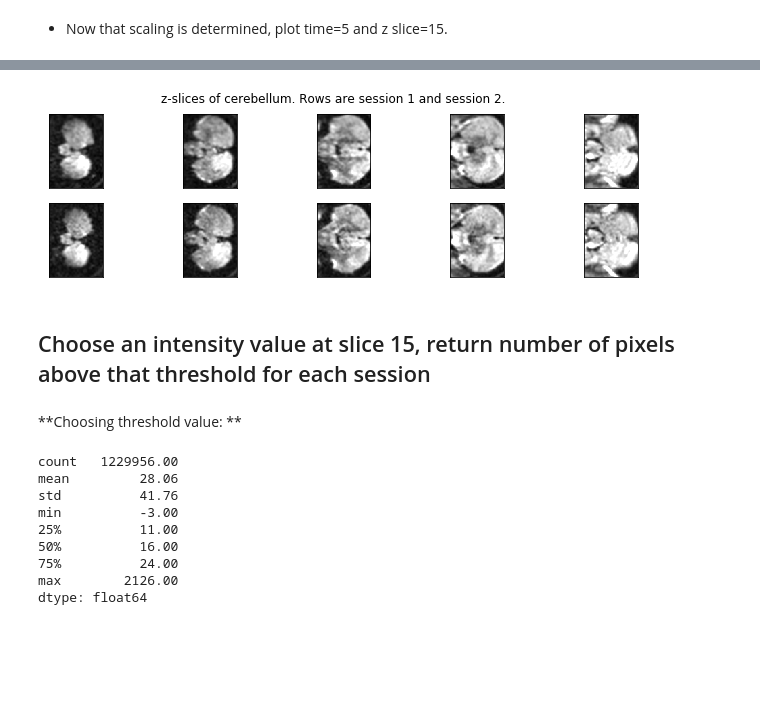
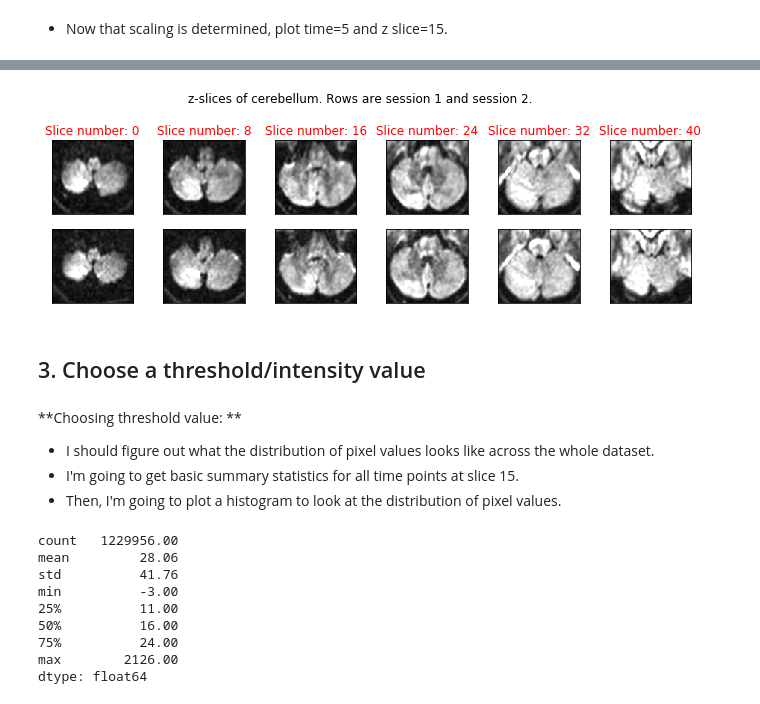
Before and after one commit to loftusa/mri-code-challenge, a Jupyter notebook: Main-analysis.ipynb, the cells around one changed output, grey strips where cells are left out. Drawn from its saved outputs; the diff is of its cells as text; code cells hidden in the pictures; blank space fills up the shorter version.

```diff
--- a/Main-analysis.ipynb
+++ b/Main-analysis.ipynb
@@ -169,34 +184,39 @@ ax2.set_title('Session 2');
 # %%
-# Cerebellum is fun, and easy to see
-cerebellum1 = mri1_data[35:145, 100:180, 15:60, :]  # All time slices for specifically the cerebellum.
-cerebellum2 = mri2_data[35:145, 100:180, 15:60, :]  # Slices determined by experimentation.
+# Make a box around the cerebellum
+cerebellum1 = mri1_data[35:145, 90:190, 15:60, :]  # All time slices for specifically the cerebellum.
+cerebellum2 = mri2_data[35:145, 90:190, 15:60, :]  # Slices defining the cerebellum determined by experimentation.
 # %%
 # TODO: figure out how to label the rows
 
-fig, (ax1, ax2) = plt.subplots(2, 5, figsize=(12, 3))
+fig, (ax1, ax2) = plt.subplots(2, 6, figsize=(12, 3))
 
+# Plot slices for each session.
 t, z, n = 5, 0, 0  # z-slice, time, and axis we're currently on
-for i in range(5):
-    ax1[n].imshow(cerebellum1[:, :, z, t], cmap='gray', vmin=0, vmax=200)
-    ax2[n].imshow(cerebellum2[:, :, z, t], cmap='gray', vmin=0, vmax=200)
+for i in range(6):
+    ax1[n].imshow(np.rot90(cerebellum1[:, :, z, t], k=3), cmap='gray', vmin=0, vmax=200)
+    ax2[n].imshow(np.rot90(cerebellum2[:, :, z, t], k=3), cmap='gray', vmin=0, vmax=200)
 
     ax1[n].set_xticks([])
     ax2[n].set_xticks([])
     ax1[n].set_yticks([])
     ax2[n].set_yticks([])
-    if i == 0:
-        ax[0][i].set_ylabel('Session 1', color='r', fontsize=5)
-        ax[1][i].set_ylabel('Session 2', color='r', fontsize=5)
+
+    ax1[n].set_title('Slice number: {}'.format(z), color='r')
 
     n += 1
-    z += 9  # Because there are 5 plots for each session, and 45 z-slices that comprise the cerebellum.
+    z += 8  # Because there are 5 plots for each session, and 45 z-slices that comprise the cerebellum.
 
+# Add title and adjust.
 fig.subplots_adjust(wspace=0)
-plt.suptitle('z-slices of cerebellum. Rows are session 1 and session 2.');
+plt.suptitle('z-slices of cerebellum. Rows are session 1 and session 2.', y=1.1);
 # %% [output]
-[figure, old version]
+[figure, new version]
-# %% [markdown]
-## Choose an intensity value at slice 15, return number of pixels above that threshold for each session
 # %% [markdown]
-**Choosing threshold value: **
+## 3. Choose a threshold/intensity value
+# %% [markdown]
+**Choosing threshold value: **
+
+- I should figure out what the distribution of pixel values looks like across the whole dataset.
+- I'm going to get basic summary statistics for all time points at slice 15.
+- Then, I'm going to plot a histogram to look at the distribution of pixel values.
 # %%
```
Also changed, not shown: parts of 26 cells of this notebook.
